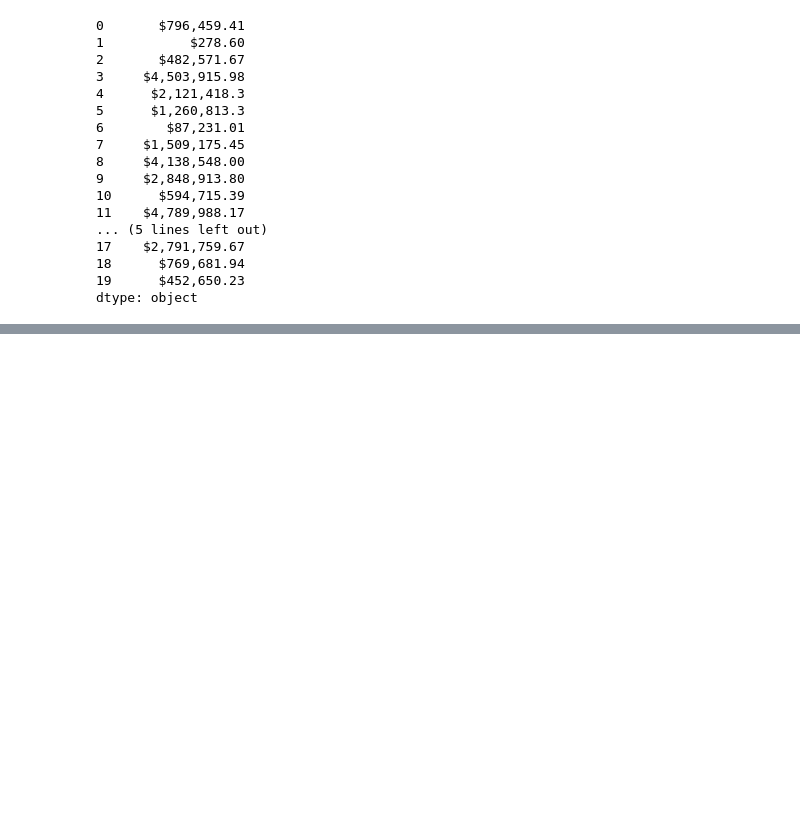
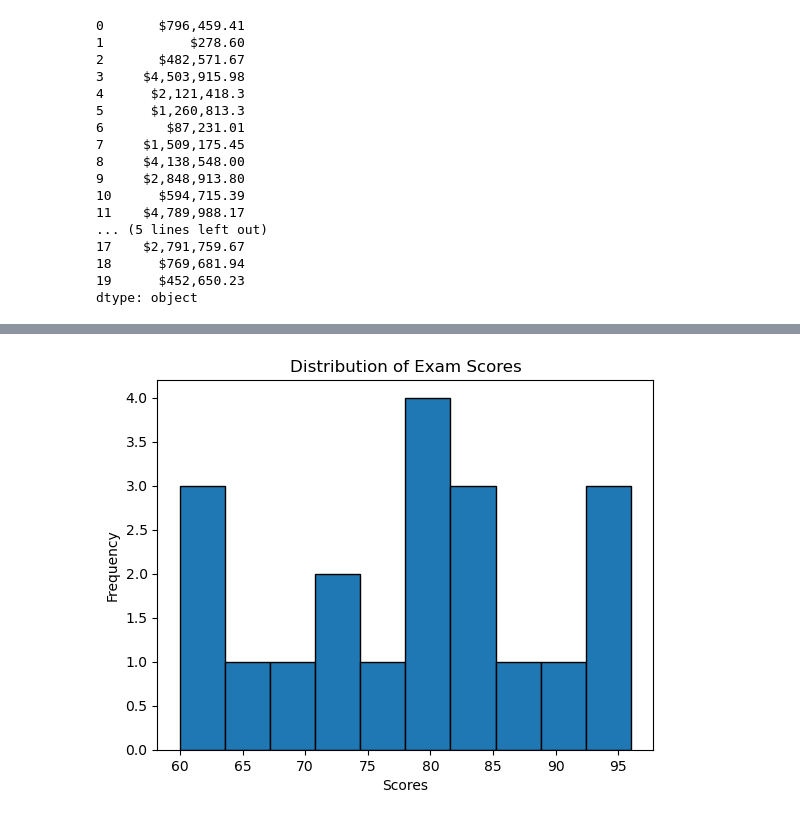
Before and after one commit to kelseyhangyu/ds-libraries-exercises, a Jupyter notebook: pandas_series.ipynb, the cells around one changed output, grey strips where cells are left out. Saved outputs shown, nothing was run; the diff lists cells and outputs as text; code cells hidden in the pictures; blank space fills up the shorter version.

```diff
--- a/pandas_series.ipynb
+++ b/pandas_series.ipynb
@@ -841,0 +468,8 @@ TypeError: can only concatenate str (not "float") to str
+# %%
+#3.Plot the Series in a meaningful way and make sure your chart has a title and axis labels.
+exam_scores.plot(kind='hist',edgecolor='k')
+plt.title('Distribution of Exam Scores')
+plt.xlabel('Scores')
+plt.show()
+# %% [output]
+[figure, added]
```
Also changed, not shown: parts of 91 cells of this notebook.
